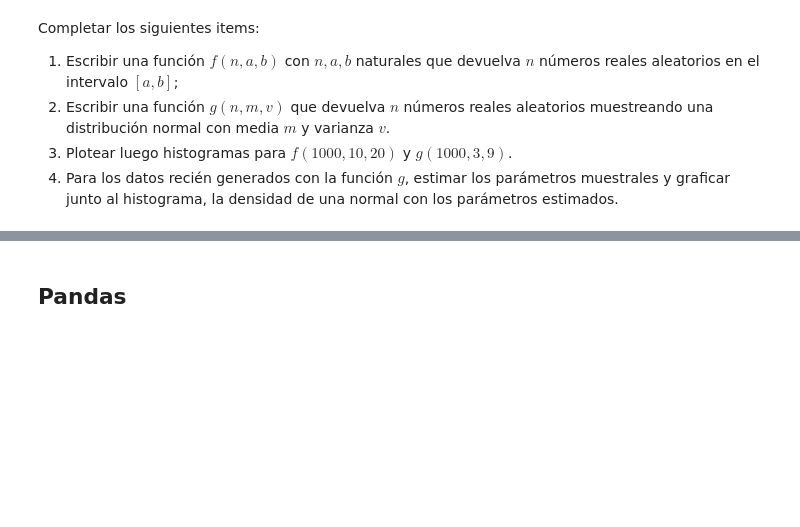
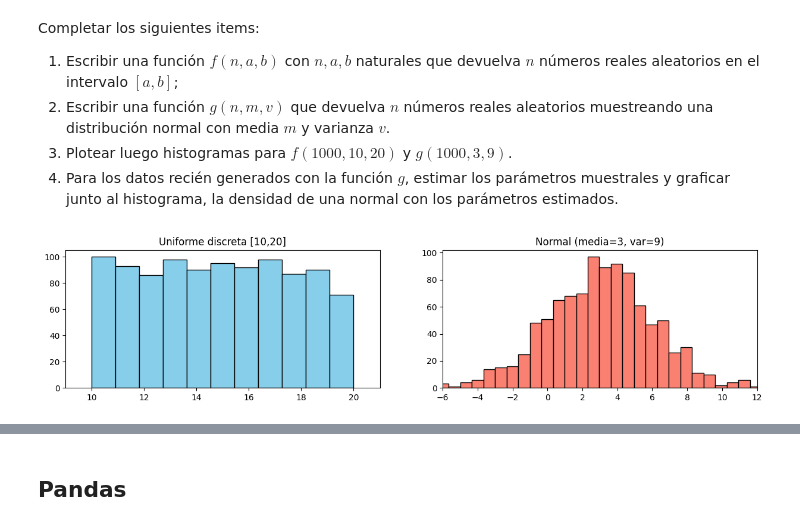
Before and after one commit to AzulBarr/Aprendizaje-Automatico, a Jupyter notebook: notebooks/notebook_01_herramientas-published.ipynb, the cells around one changed output, grey strips where cells are left out. Drawn from its saved outputs; the diff is of its cells as text; code cells hidden in the pictures; blank space fills up the shorter version.

```diff
--- a/notebooks/notebook_01_herramientas-published.ipynb
+++ b/notebooks/notebook_01_herramientas-published.ipynb
@@ -263,7 +299,7 @@ Completar los siguientes items:
 # %%
 def f(n: int, a: int, b: int) -> np.ndarray:
-    return "<<completar>>"
+    return np.random.randint(a, b+1, size=n)
 
 
 def g(n: int, m: float, v: float) -> np.ndarray:
-    return "<<completar>>"
+    return np.random.normal(m, np.sqrt(v), size=n)
@@ -269,0 +308,17 @@ def g(n: int, m: float, v: float) -> np.ndarray:
+# %%
+#histogramas
+fig, axes = plt.subplots(1, 2, figsize=(15, 3))
+x1 = f(1000, 10, 20)
+x2 = g(1000, 3, 9)
+
+axes[0].hist(x1, bins=11, color="skyblue", edgecolor="black")
+axes[0].set_title("Uniforme discreta [10,20]")
+axes[0].set_xlim(9, 21)
+
+axes[1].hist(x2, bins=35, color="salmon", edgecolor="black")
+axes[1].set_title("Normal (media=3, var=9)")
+axes[1].set_xlim(-6, 12)
+
+plt.show()
+# %% [output]
+[figure, added]
```
Also changed, not shown: parts of 17 cells of this notebook.
